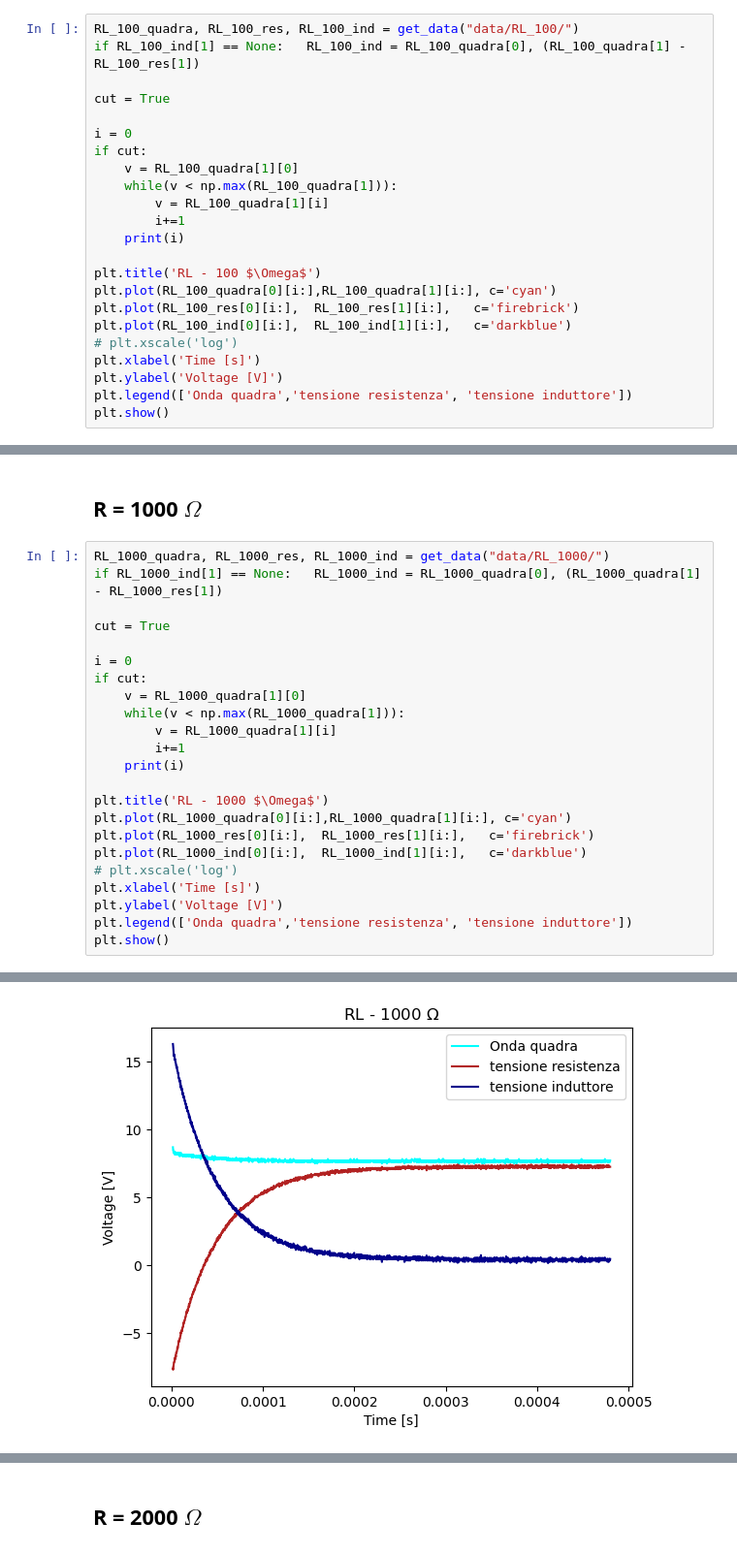
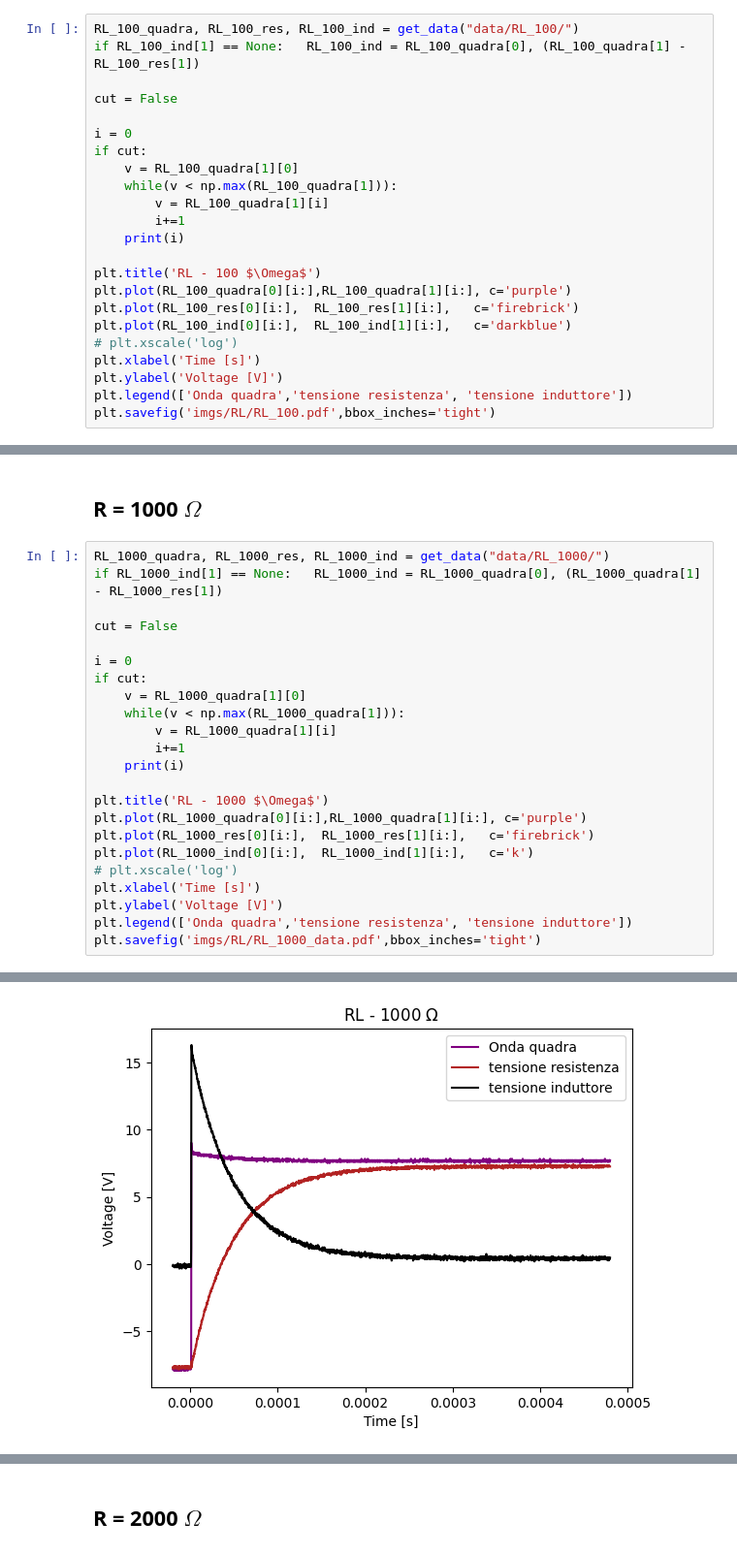
Before and after one commit to Yedi278/Lab2, a Jupyter notebook: Circuiti_2/RL.ipynb, the cells around one changed output, grey strips where cells are left out. Shown at 97% size. Cells and saved outputs as stored; diff of their text form.

```diff
--- a/Circuiti_2/RL.ipynb
+++ b/Circuiti_2/RL.ipynb
@@ -29,7 +33,7 @@ def V_RL_basic(t,V_o,tau,c):
 RL_100_quadra, RL_100_res, RL_100_ind = get_data("data/RL_100/")
 if RL_100_ind[1] == None:   RL_100_ind = RL_100_quadra[0], (RL_100_quadra[1] - RL_100_res[1])
 
-cut = True
+cut = False
 
 i = 0
 if cut:
@@ -40,12 +44,12 @@ if cut:
     print(i)
 
 plt.title('RL - 100 $\Omega$')
-plt.plot(RL_100_quadra[0][i:],RL_100_quadra[1][i:], c='cyan')
+plt.plot(RL_100_quadra[0][i:],RL_100_quadra[1][i:], c='purple')
 plt.plot(RL_100_res[0][i:],  RL_100_res[1][i:],   c='firebrick')
 plt.plot(RL_100_ind[0][i:],  RL_100_ind[1][i:],   c='darkblue')
 # plt.xscale('log')
 plt.xlabel('Time [s]')
 plt.ylabel('Voltage [V]')
 plt.legend(['Onda quadra','tensione resistenza', 'tensione induttore'])
-plt.show()
+plt.savefig('imgs/RL/RL_100.pdf',bbox_inches='tight')
 # %% [output]
@@ -139,7 +157,7 @@ $L_{ind}$ = 0.05476031234323711 $H$
 RL_1000_quadra, RL_1000_res, RL_1000_ind = get_data("data/RL_1000/")
 if RL_1000_ind[1] == None:   RL_1000_ind = RL_1000_quadra[0], (RL_1000_quadra[1] - RL_1000_res[1])
 
-cut = True
+cut = False
 
 i = 0
 if cut:
@@ -150,12 +168,12 @@ if cut:
     print(i)
 
 plt.title('RL - 1000 $\Omega$')
-plt.plot(RL_1000_quadra[0][i:],RL_1000_quadra[1][i:], c='cyan')
+plt.plot(RL_1000_quadra[0][i:],RL_1000_quadra[1][i:], c='purple')
 plt.plot(RL_1000_res[0][i:],  RL_1000_res[1][i:],   c='firebrick')
-plt.plot(RL_1000_ind[0][i:],  RL_1000_ind[1][i:],   c='darkblue')
+plt.plot(RL_1000_ind[0][i:],  RL_1000_ind[1][i:],   c='k')
 # plt.xscale('log')
 plt.xlabel('Time [s]')
 plt.ylabel('Voltage [V]')
 plt.legend(['Onda quadra','tensione resistenza', 'tensione induttore'])
-plt.show()
+plt.savefig('imgs/RL/RL_1000_data.pdf',bbox_inches='tight')
 # %% [output]
@@ -163,2 +180,2 @@ plt.show()
-[figure, old version]
+[figure, new version]
 # %%
```
Also changed, not shown: parts of 27 cells of this notebook, 4 other files.
